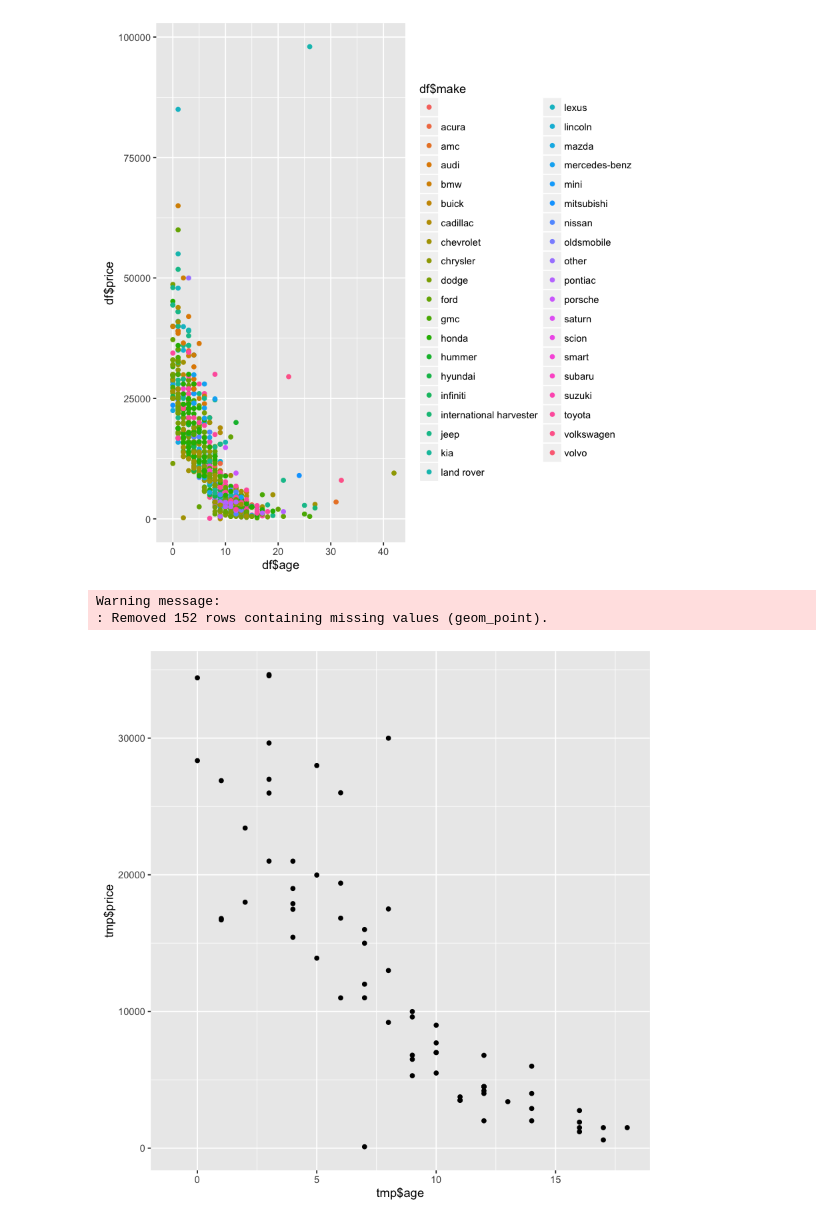
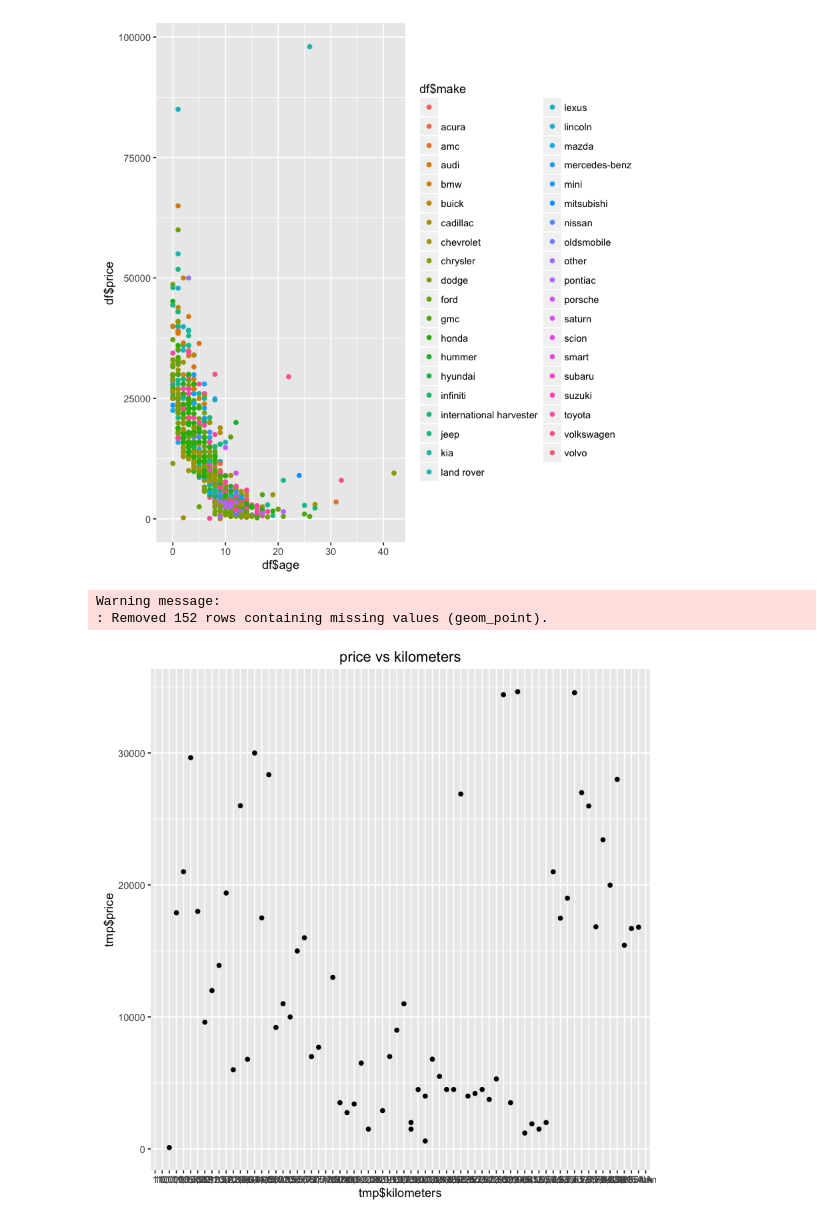
Before and after one commit to mfournierca/kijiji_car_scraper, a Jupyter notebook: analysis.R.ipynb, the cells around one changed output. Cells and saved outputs as stored; diff of their text form; code cells hidden in the pictures.

```diff
--- a/analysis.R.ipynb
+++ b/analysis.R.ipynb
@@ -38,2 +61,26 @@ nrow(df)
+# %%
+library(dplyr)
+
+efficiency = read.csv("data/nrcan_fuel_ratings.csv")
+efficiency = clean_column(efficiency, "make")
+efficiency = clean_column(efficiency, "model")
+efficiency = clean_column(efficiency, "year")
+nrow(efficiency)
+colnames(efficiency)
+# %%
+df <- dplyr::left_join(df, efficiency, by=c("make" = "make", "model" = "model", "year" = "year"))
+nrow(df)
+colnames(df)
+# %%
+maintenance = read.csv("data/maintenance_costs_manual_collection.csv")
+maintenance = clean_column(maintenance, "make")
+maintenance = clean_column(maintenance, "model")
+maintenance = clean_column(maintenance, "year")
+nrow(maintenance)
+colnames(maintenance)
+# %%
+df <- left_join(df, maintenance, by=c("make" = "make", "model" = "model", "year" = "year"))
+nrow(df)
+colnames(df)
 # %%
 library(ggplot2)
@@ -43,9 +90,10 @@ Warning message:
 : Removed 243 rows containing missing values (geom_point).
 [figure]
 # %%
+library(ggplot2)
 tmp <- df[df$make == "toyota", ]
-ggplot(tmp) + geom_point(aes(x = tmp$age, y = tmp$price))
+ggplot(tmp) + geom_point(aes(x=tmp$kilometers, y=tmp$price)) + ggtitle("price vs kilometers")
 # %% [output]
 Warning message:
 : Removed 152 rows containing missing values (geom_point).
-[figure, old version]
+[figure, new version]
```
Also changed, not shown: parts of 7 cells of this notebook.
